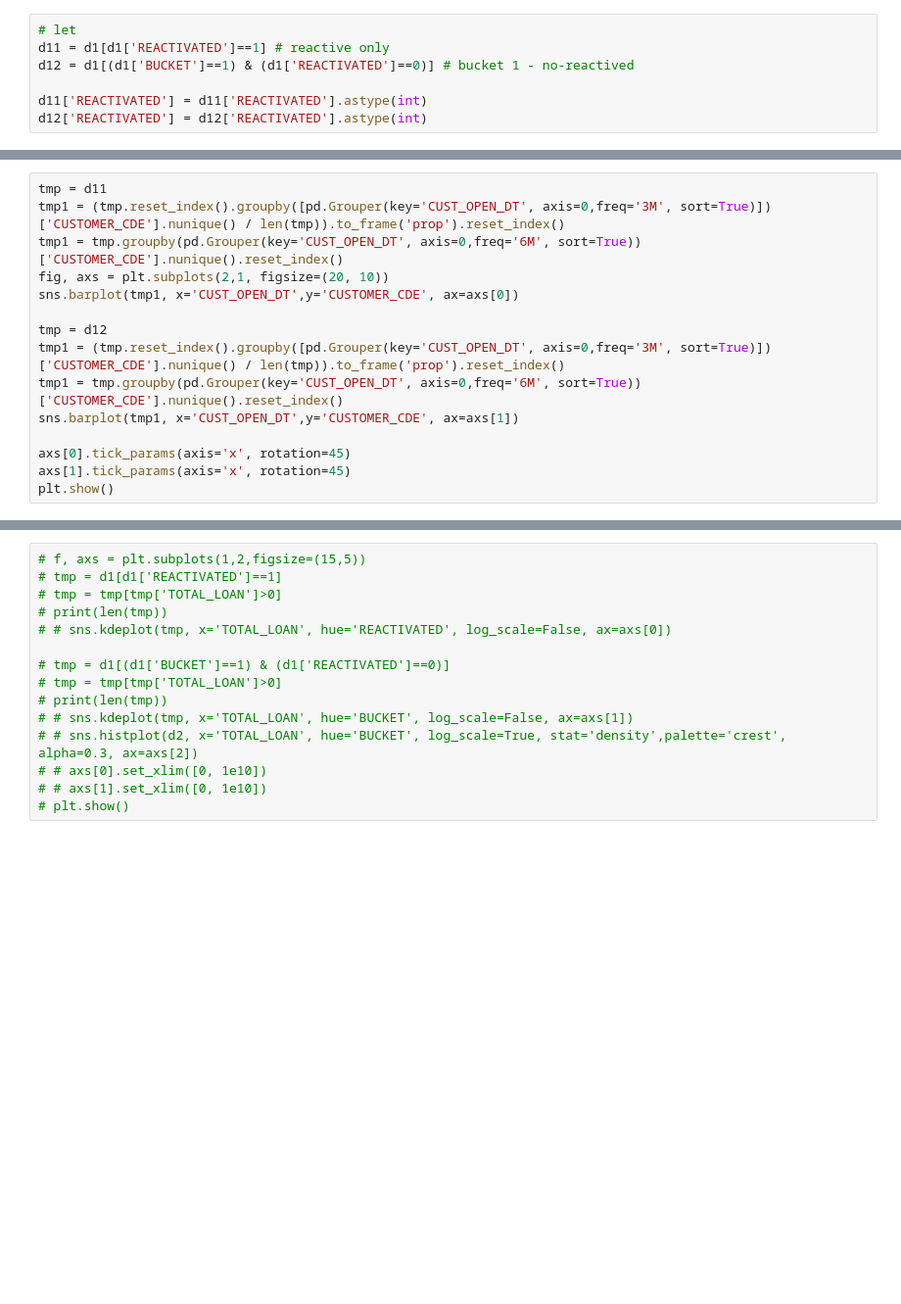
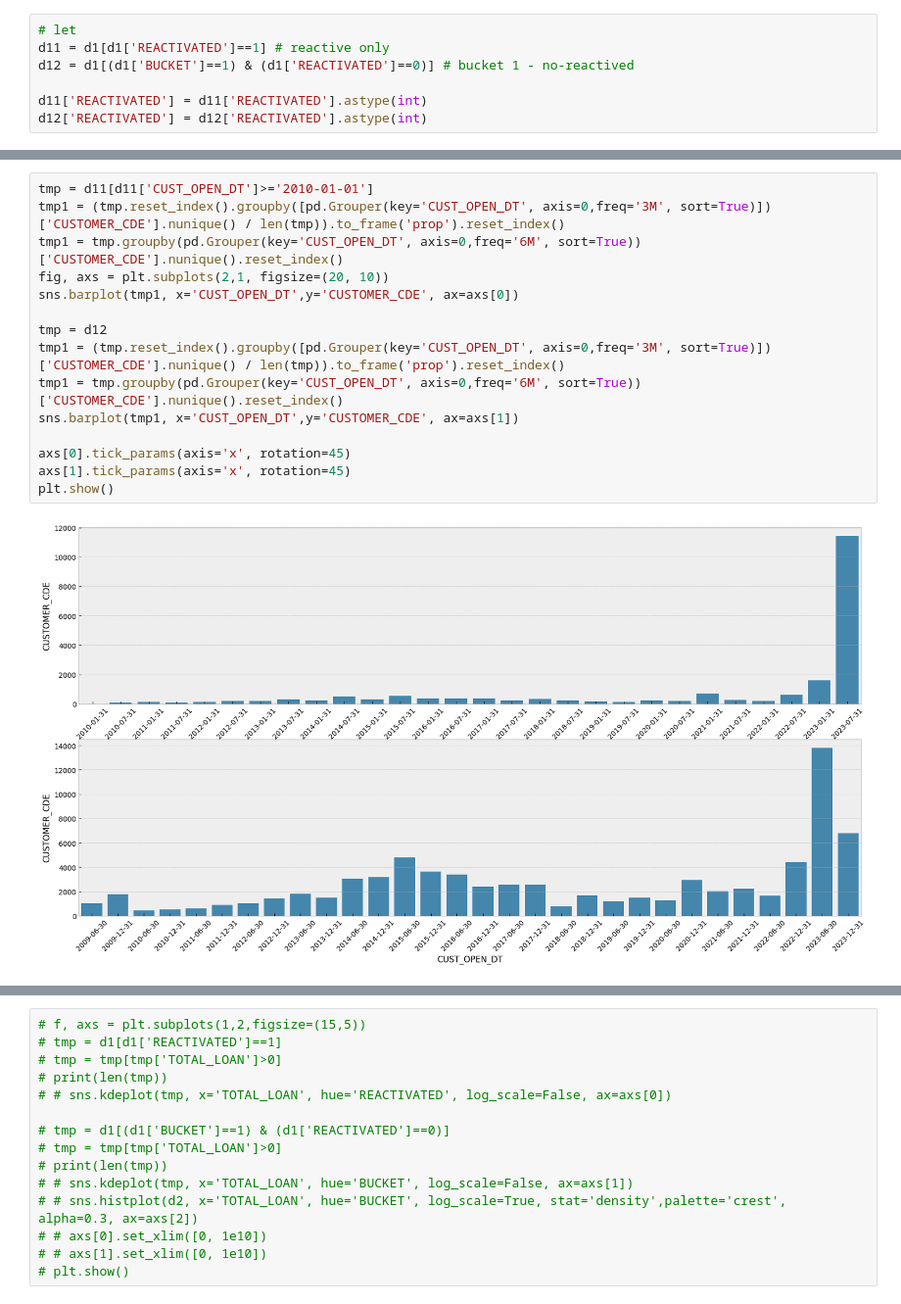
Before and after one commit to HuynhThanhQuan/feature-store, a Jupyter notebook: reactive_casa/analytic/notebook/portfolio_analysis_2month_10_11_23.ipynb, the cells around one changed output, grey strips where cells are left out. Shown at 98% size. Saved outputs shown, nothing was run; the diff lists cells and outputs as text; blank space fills up the shorter version.

```diff
--- a/reactive_casa/analytic/notebook/portfolio_analysis_2month_10_11_23.ipynb
+++ b/reactive_casa/analytic/notebook/portfolio_analysis_2month_10_11_23.ipynb
@@ -263,18 +365,20 @@ plt.show()
 # %%
-tmp = d11
+tmp = d11[d11['CUST_OPEN_DT']>='2010-01-01']
 tmp1 = (tmp.reset_index().groupby([pd.Grouper(key='CUST_OPEN_DT', axis=0,freq='3M', sort=True)])['CUSTOMER_CDE'].nunique() / len(tmp)).to_frame('prop').reset_index()
 tmp1 = tmp.groupby(pd.Grouper(key='CUST_OPEN_DT', axis=0,freq='6M', sort=True))['CUSTOMER_CDE'].nunique().reset_index()
 fig, axs = plt.subplots(2,1, figsize=(20, 10))
 sns.barplot(tmp1, x='CUST_OPEN_DT',y='CUSTOMER_CDE', ax=axs[0])
 
 tmp = d12
 tmp1 = (tmp.reset_index().groupby([pd.Grouper(key='CUST_OPEN_DT', axis=0,freq='3M', sort=True)])['CUSTOMER_CDE'].nunique() / len(tmp)).to_frame('prop').reset_index()
 tmp1 = tmp.groupby(pd.Grouper(key='CUST_OPEN_DT', axis=0,freq='6M', sort=True))['CUSTOMER_CDE'].nunique().reset_index()
 sns.barplot(tmp1, x='CUST_OPEN_DT',y='CUSTOMER_CDE', ax=axs[1])
 
 axs[0].tick_params(axis='x', rotation=45)
 axs[1].tick_params(axis='x', rotation=45)
 plt.show()
+# %% [output]
+[figure, added]
 # %%
 f, axs = plt.subplots(1,2,figsize=(15,5))
 sns.kdeplot(d11, x='SCORE', hue='REACTIVATED', fill=True, common_norm=False, ax=axs[0])
```
Also changed, not shown: parts of 39 cells of this notebook, 1 other file.
